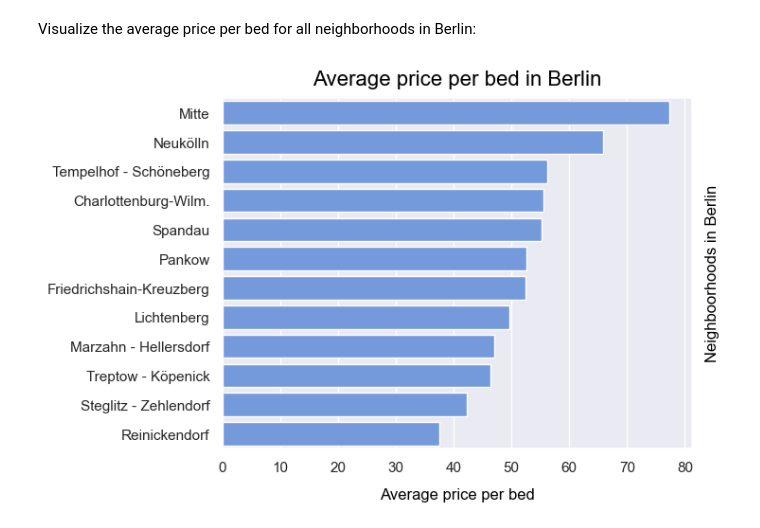
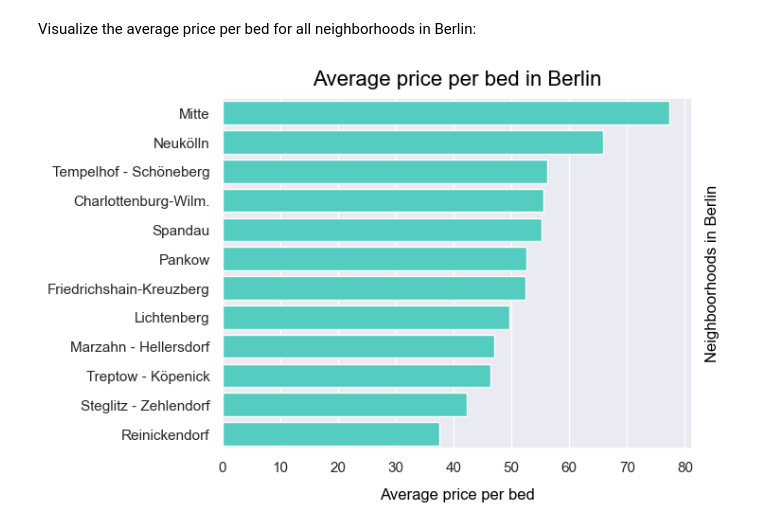
Before and after one commit to Daniel-Hutcheson/airbnb_berlin, a Jupyter notebook: q2_neighborhood_prices.ipynb, the cells around one changed output. Cells and saved outputs as stored; diff of their text form; code cells hidden in the pictures.

```diff
--- a/q2_neighborhood_prices.ipynb
+++ b/q2_neighborhood_prices.ipynb
@@ -65,10 +73,10 @@ plt.show()
 # %% [markdown]
 Visualize the average price per bed for all neighborhoods in Berlin:
 # %%
-fig = sns.barplot(data=df_analyze_q2.sort_values(by=['price/bed'], ascending=False), y='neighbourhood_group_cleansed', x='price/bed', color='cornflowerblue')
+fig = sns.barplot(data=df_analyze_q2.sort_values(by=['price/bed'], ascending=False), y='neighbourhood_group_cleansed', x='price/bed', color='turquoise')
 fig.set_title('Average price per bed in Berlin', pad=10, fontsize=16, color='black');
 fig.set_xlabel('Average price per bed', fontsize=12, color='black', labelpad=10);
 fig.set_ylabel('Neighboorhoods in Berlin', fontsize=12, color='black', labelpad=10);
 fig.yaxis.set_label_position('right');
 # %% [output]
-[figure, old version]
+[figure, new version]
```
Also changed, not shown: parts of 2 cells of this notebook, 3 other files.
